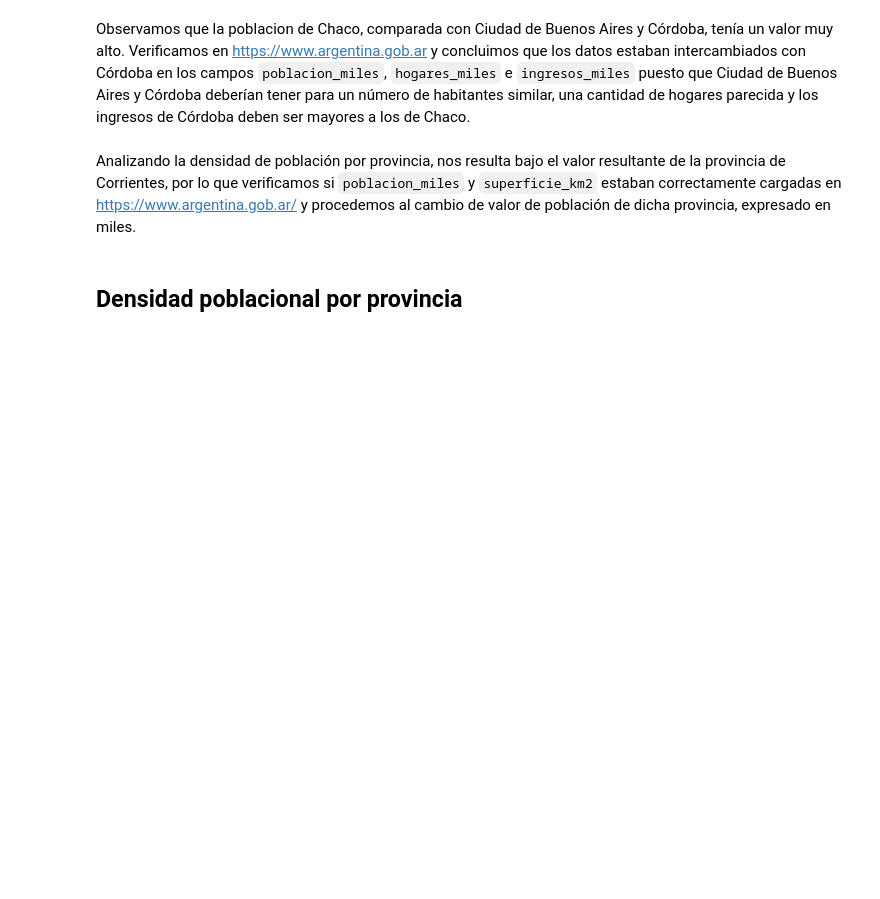
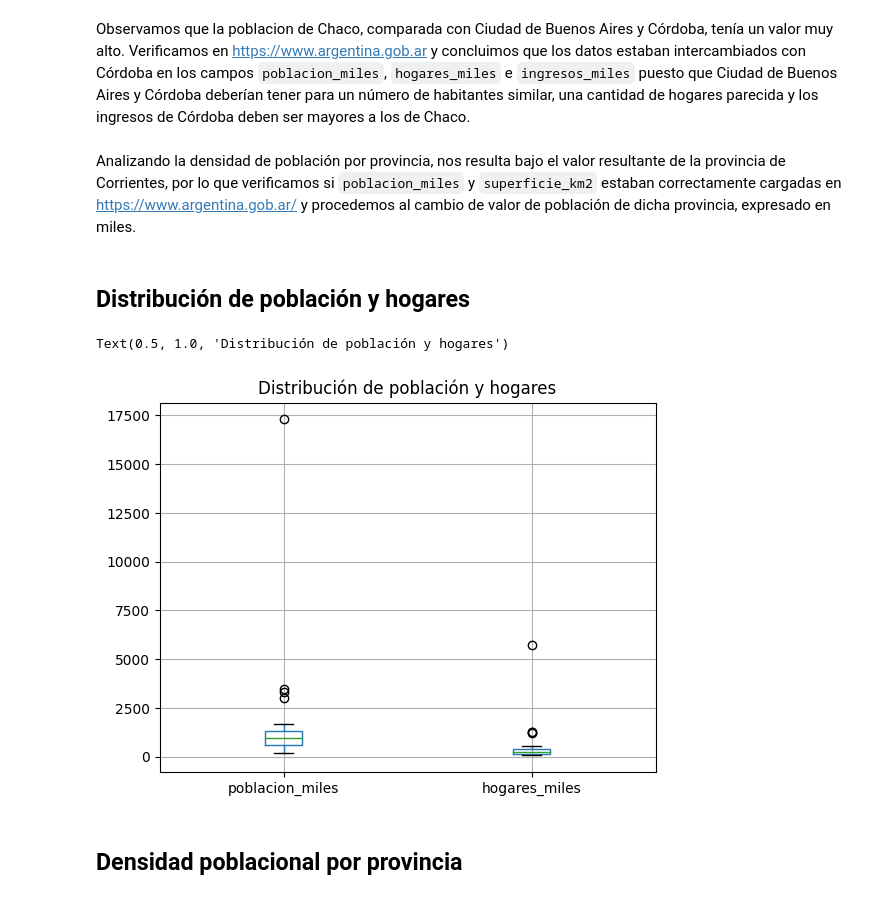
Before and after one commit to Isaiasgaray/fundamentos_tp, a Jupyter notebook: tp1/ejercicio_1/ejercicio1.ipynb, the cells around one changed output. Saved outputs shown, nothing was run; the diff lists cells and outputs as text; code cells hidden in the pictures; blank space fills up the shorter version.

```diff
--- a/tp1/ejercicio_1/ejercicio1.ipynb
+++ b/tp1/ejercicio_1/ejercicio1.ipynb
@@ -145,6 +145,14 @@ provincias.iloc[5,0:4] = datos_chaco
 Analizando la densidad de población por provincia, nos resulta bajo el valor resultante de la provincia de Corrientes, por lo que verificamos si `poblacion_miles` y `superficie_km2` estaban correctamente cargadas en https://www.argentina.gob.ar/ y procedemos al cambio de valor de población de dicha provincia, expresado en miles.
 # %%
 provincias.loc[provincias.provincia == 'Corrientes','poblacion_miles'] = 1197
+# %% [markdown]
+## Distribución de población y hogares
+# %%
+provincias.boxplot(column=['poblacion_miles', 'hogares_miles'])
+plt.title('Distribución de población y hogares')
+# %% [output]
+Text(0.5, 1.0, 'Distribución de población y hogares')
+[figure, added]
 # %% [markdown]
 ## Densidad poblacional por provincia
 # %%
```
Also changed, not shown: parts of 1 cell of this notebook, 4 other files.
